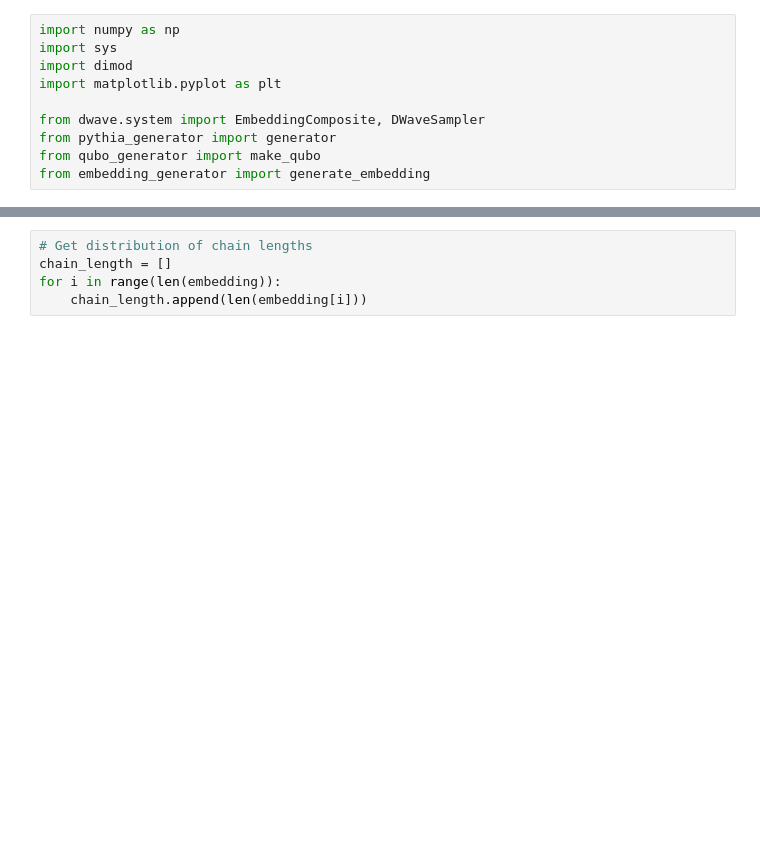
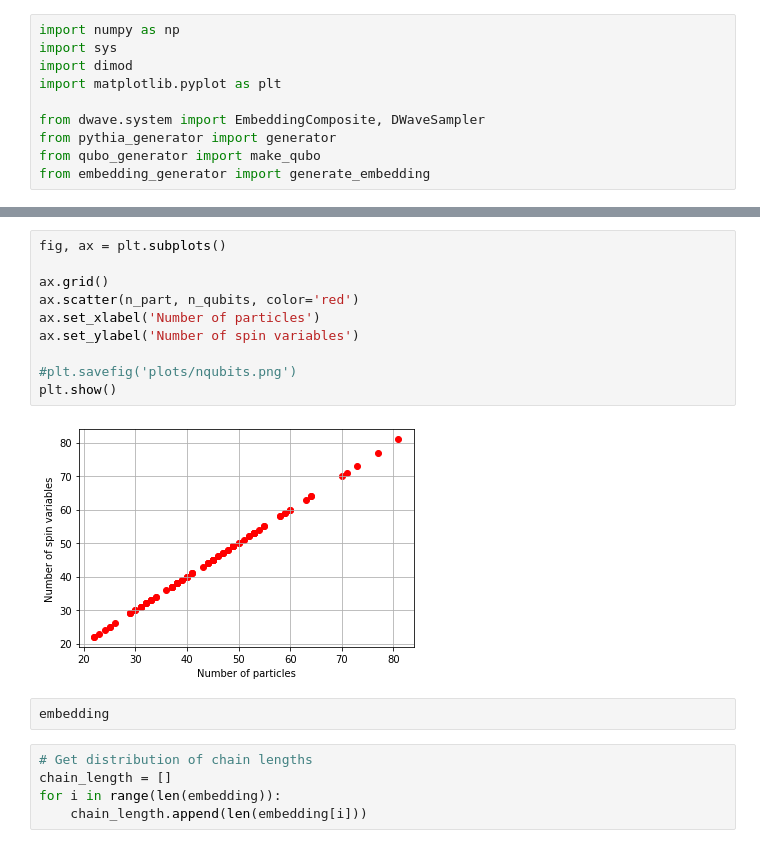
Before and after one commit to delgadoandrea/quantumjets, a Jupyter notebook: plot_embedding.ipynb, the cells around one changed output, grey strips where cells are left out. Drawn from its saved outputs; the diff is of its cells as text; blank space fills up the shorter version.

```diff
--- a/plot_embedding.ipynb
+++ b/plot_embedding.ipynb
@@ -21,3 +50,17 @@ Embedding on 595 spin variables
+# %%
+fig, ax = plt.subplots()
+
+ax.grid()
+ax.scatter(n_part, n_qubits, color='red')
+ax.set_xlabel('Number of particles')
+ax.set_ylabel('Number of spin variables')
+
+#plt.savefig('plots/nqubits.png')
+plt.show()
+# %% [output]
+[figure, added]
+# %%
+embedding
 # %%
 # Get distribution of chain lengths
 chain_length = []
```
Also changed, not shown: parts of 8 cells of this notebook, 26 other files.
